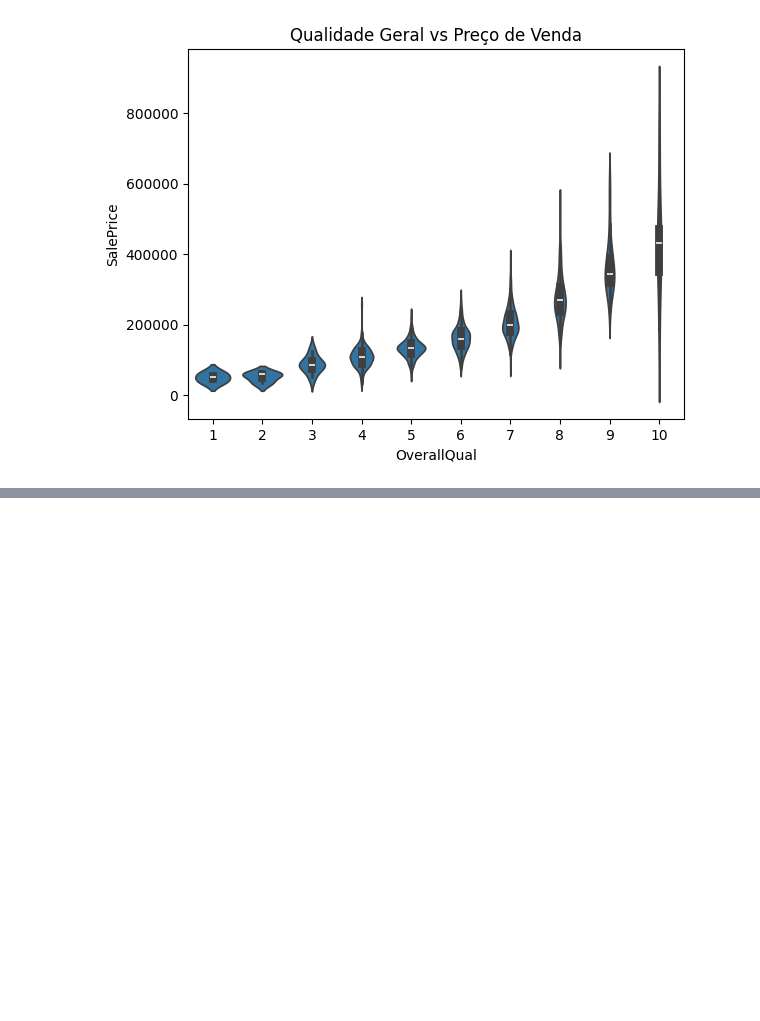
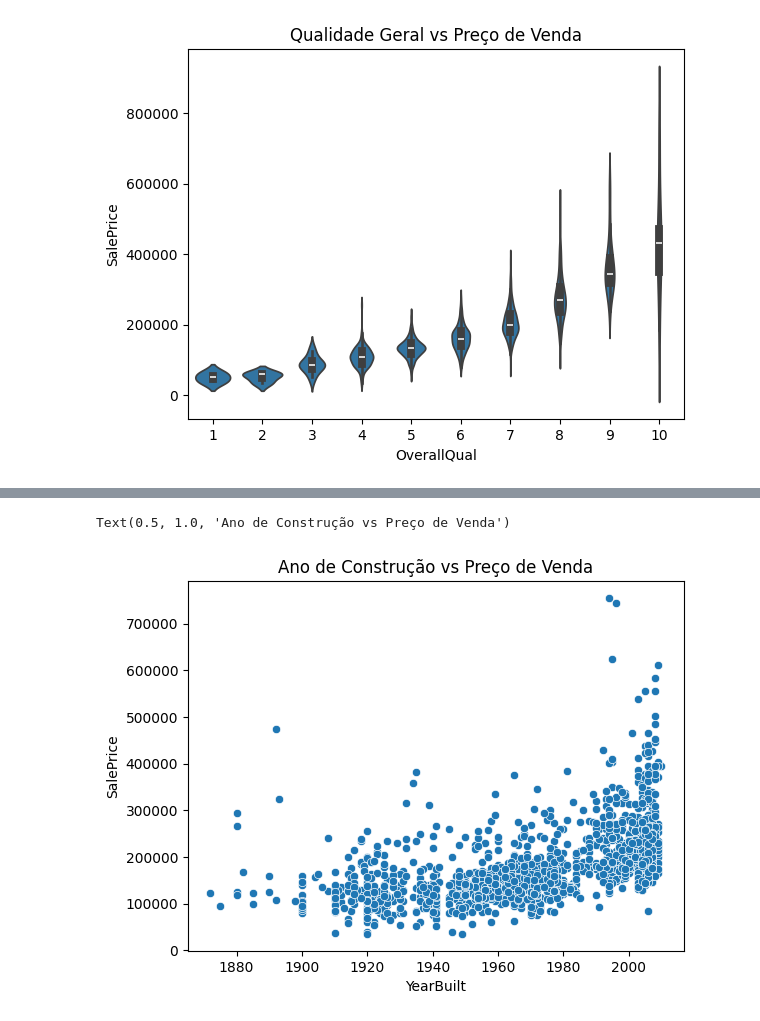
Before and after one commit to joaossoliveira/House-price, a Jupyter notebook: House_Price1.ipynb, the cells around one changed output, grey strips where cells are left out. Drawn from its saved outputs; the diff is of its cells as text; code cells hidden in the pictures; blank space fills up the shorter version.

```diff
--- a/House_Price1.ipynb
+++ b/House_Price1.ipynb
@@ -548,0 +567,7 @@ Text(0.5, 1.0, 'Qualidade Geral vs Preço de Venda')
+# %%
+#Casas mais novas tendem a ser mais caras
+sns.scatterplot(x='YearBuilt', y='SalePrice', data=train_data)
+plt.title('Ano de Construção vs Preço de Venda')
+# %% [output]
+Text(0.5, 1.0, 'Ano de Construção vs Preço de Venda')
+[figure, added]
```
Also changed, not shown: parts of 26 cells of this notebook.
